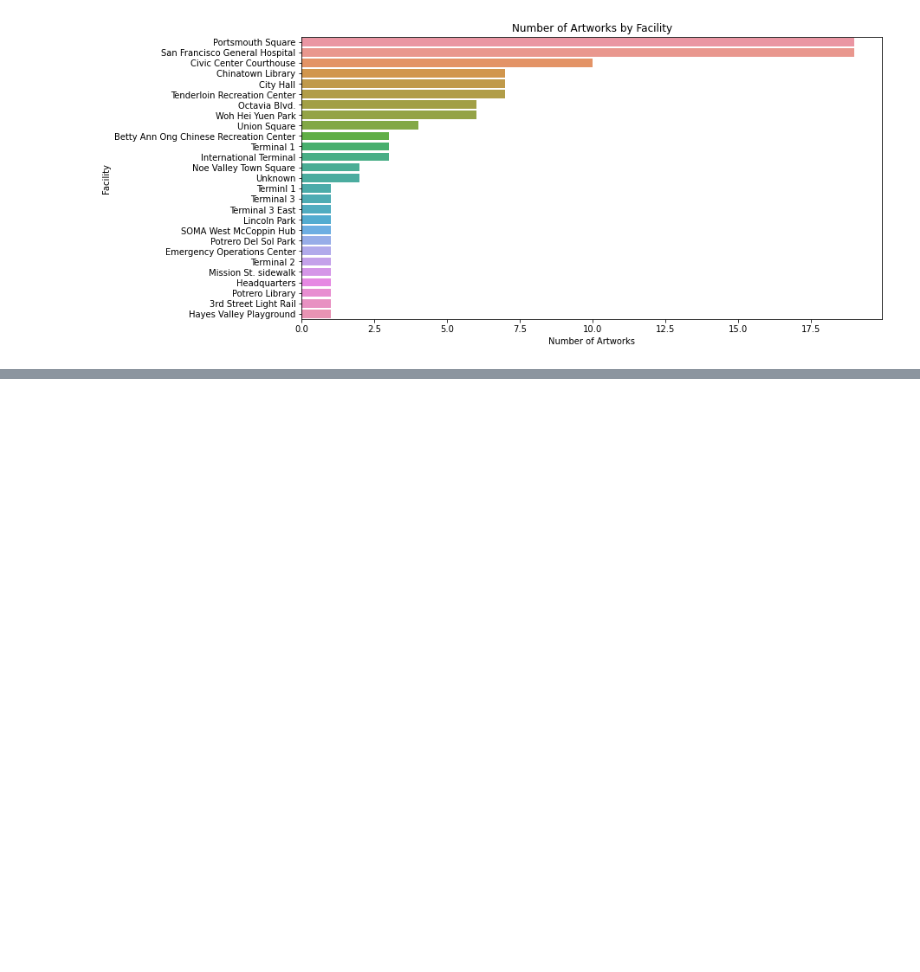
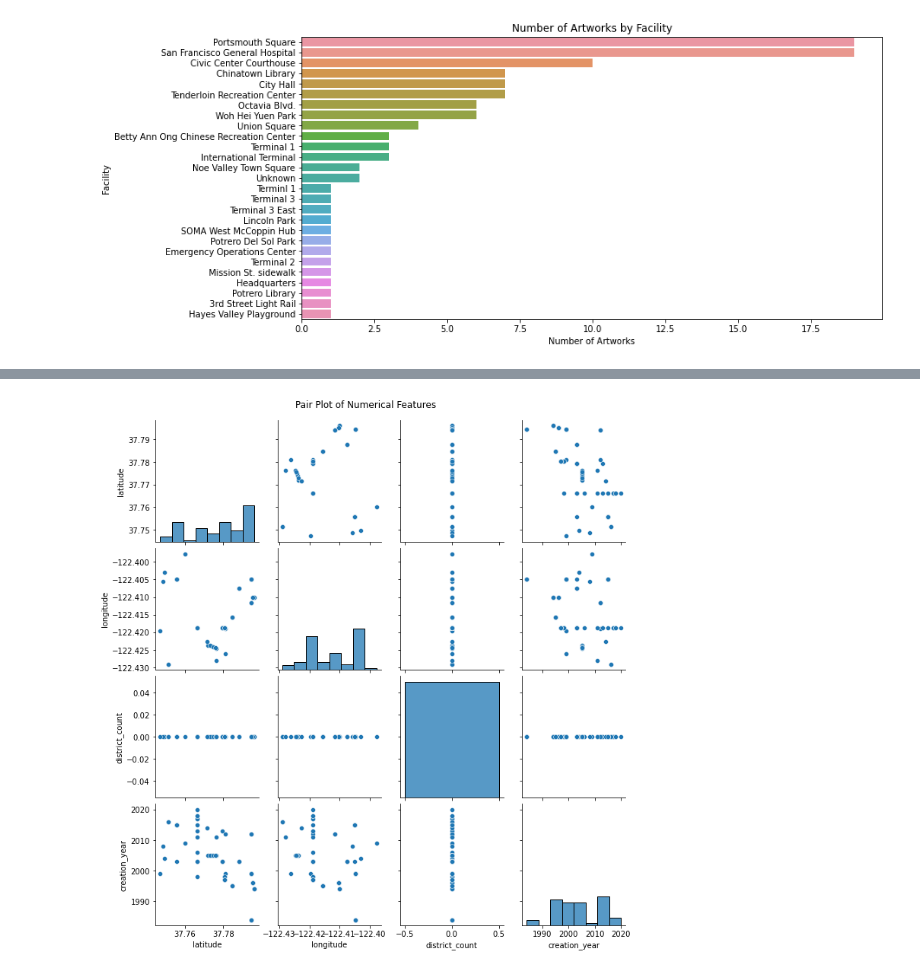
Before and after one commit to sanjanavelma/EDA, a Jupyter notebook: Project.ipynb, the cells around one changed output, grey strips where cells are left out. Drawn from its saved outputs; the diff is of its cells as text; code cells hidden in the pictures; blank space fills up the shorter version.

```diff
--- a/Project.ipynb
+++ b/Project.ipynb
@@ -421,0 +424,9 @@ plt.show()
+# %%
+import seaborn as sns
+import matplotlib.pyplot as plt
+num_columns = ['latitude', 'longitude', 'district_count', 'creation_year']
+sns.pairplot(df[num_columns])
+plt.suptitle('Pair Plot of Numerical Features', y=1.02)
+plt.show()
+# %% [output]
+[figure, added]
```
Also changed, not shown: parts of 7 cells of this notebook.
